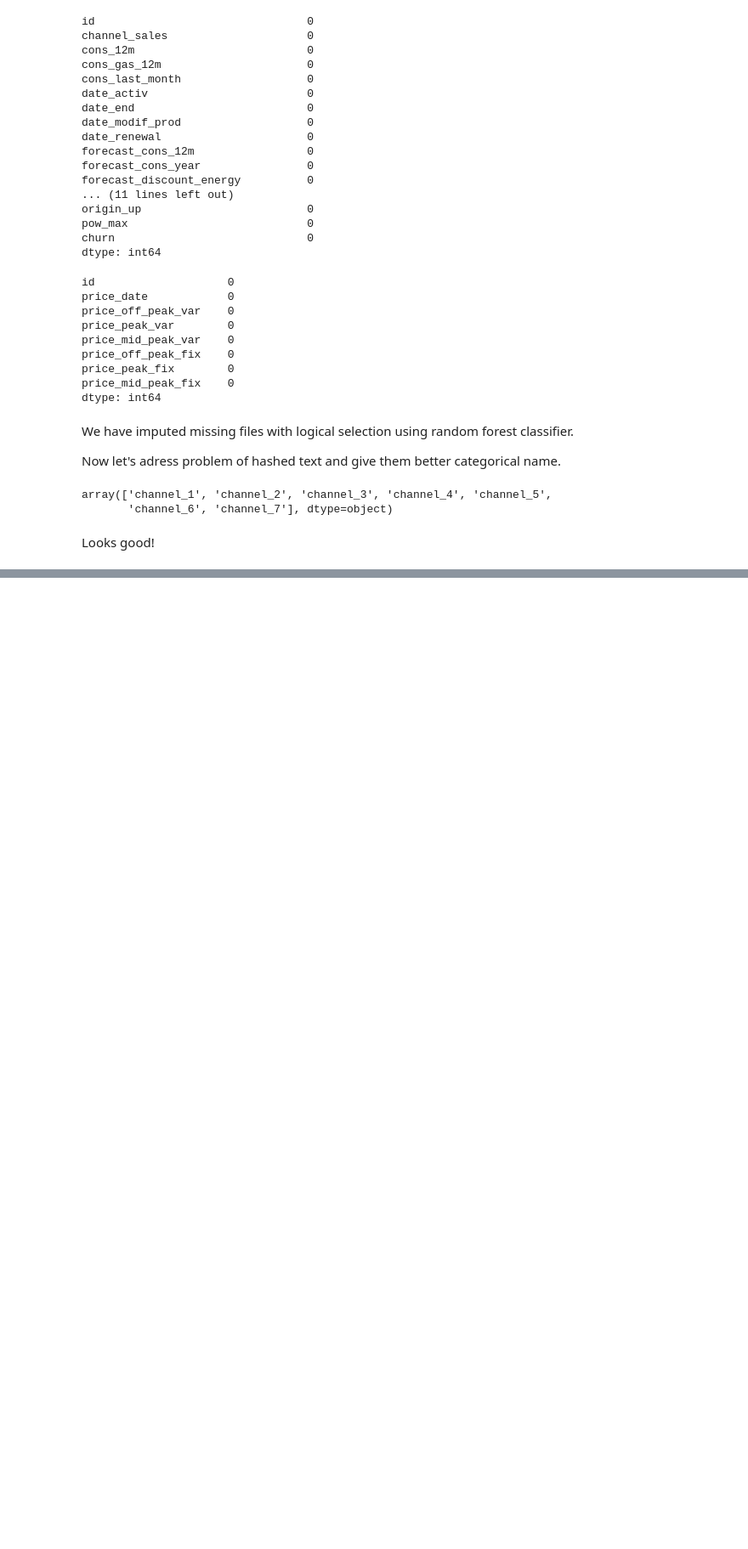
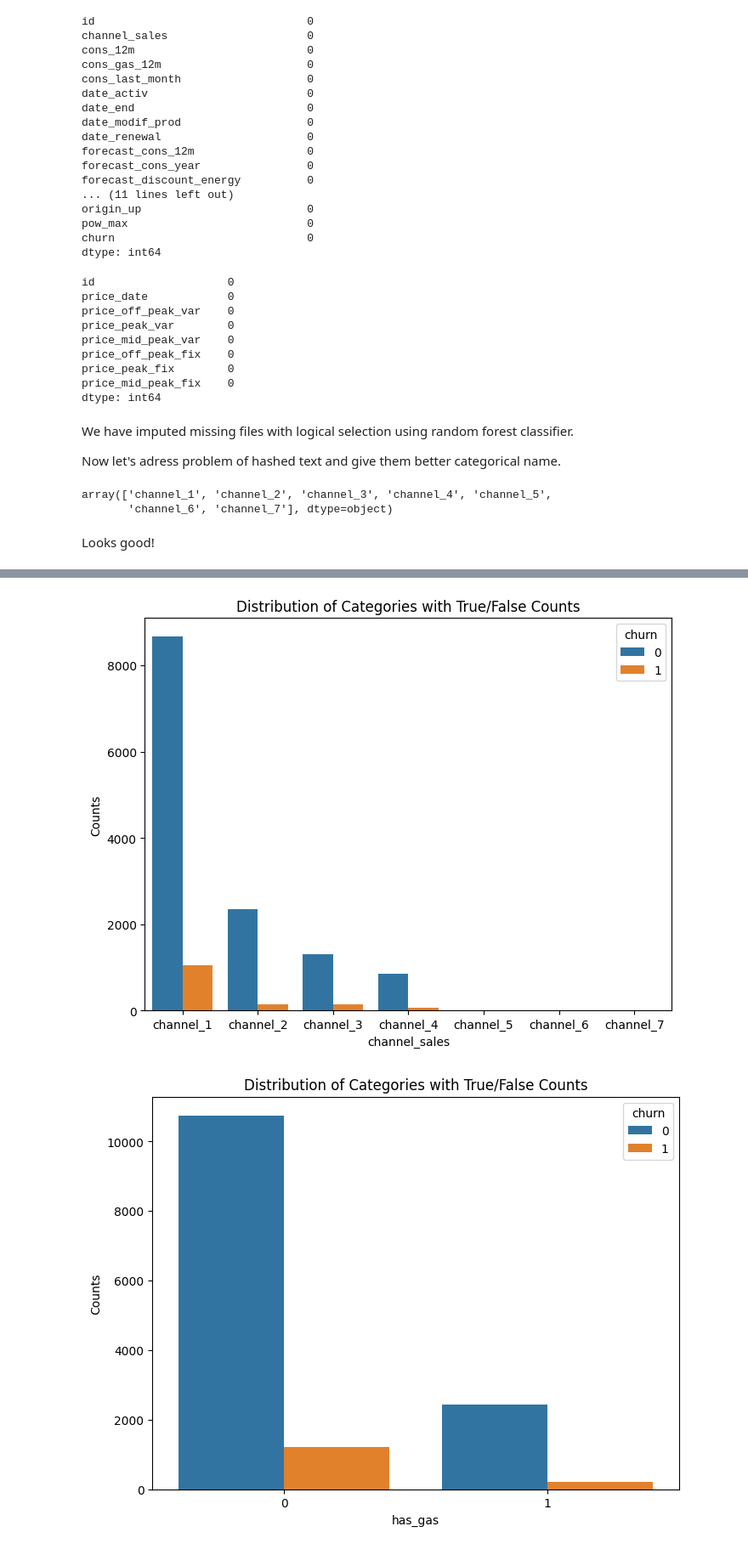
Before and after one commit to MetinUnlu/customer_churn, a Jupyter notebook: codes/eda_analysis.ipynb, the cells around one changed output, grey strips where cells are left out. Shown: that part at 85% size. Drawn from its saved outputs; the diff is of its cells as text; code cells hidden in the pictures; blank space fills up the shorter version.

```diff
--- a/codes/eda_analysis.ipynb
+++ b/codes/eda_analysis.ipynb
@@ -282,0 +378,17 @@ client_df.has_gas.replace(replace_dict,inplace=True)
+# %%
+
+category_feature = ['channel_sales','has_gas','origin_up']
+binary_feature = 'churn'
+
+# Create a count plot
+for category in category_feature:
+    plt.figure(figsize=(8,6))
+    sns.countplot(x=category, hue=binary_feature, data=client_df)
+
+    plt.xlabel(category)
+    plt.ylabel('Counts')
+    plt.title('Distribution of Categories with True/False Counts')
+    plt.show()
+# %% [output]
+[figure, added]
+[figure, added]
```
Also changed, not shown: parts of 15 cells of this notebook.
